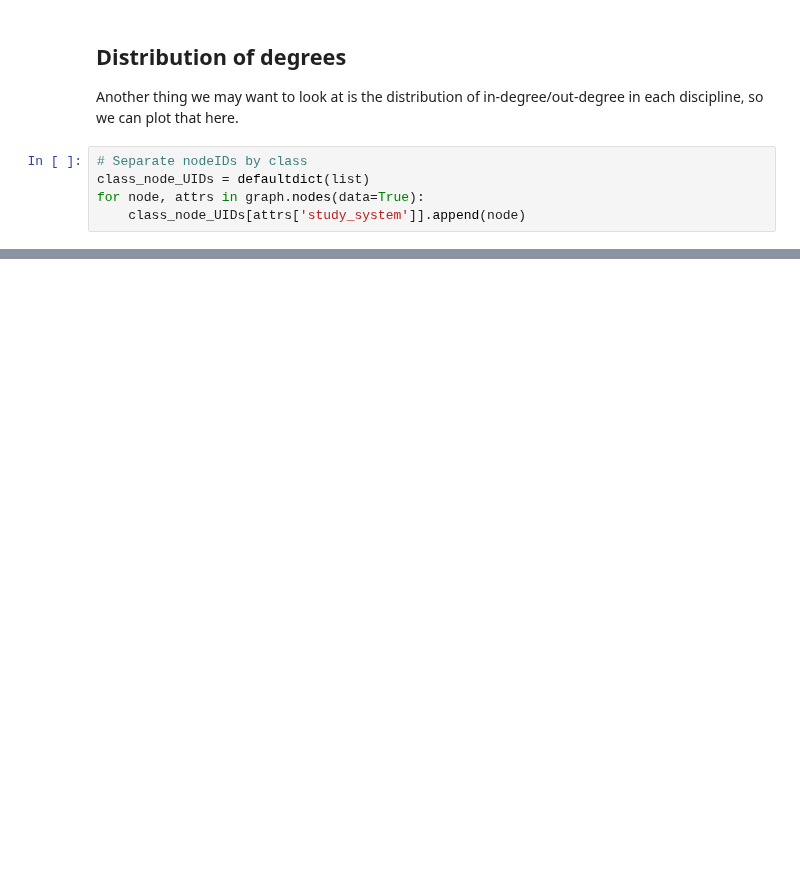
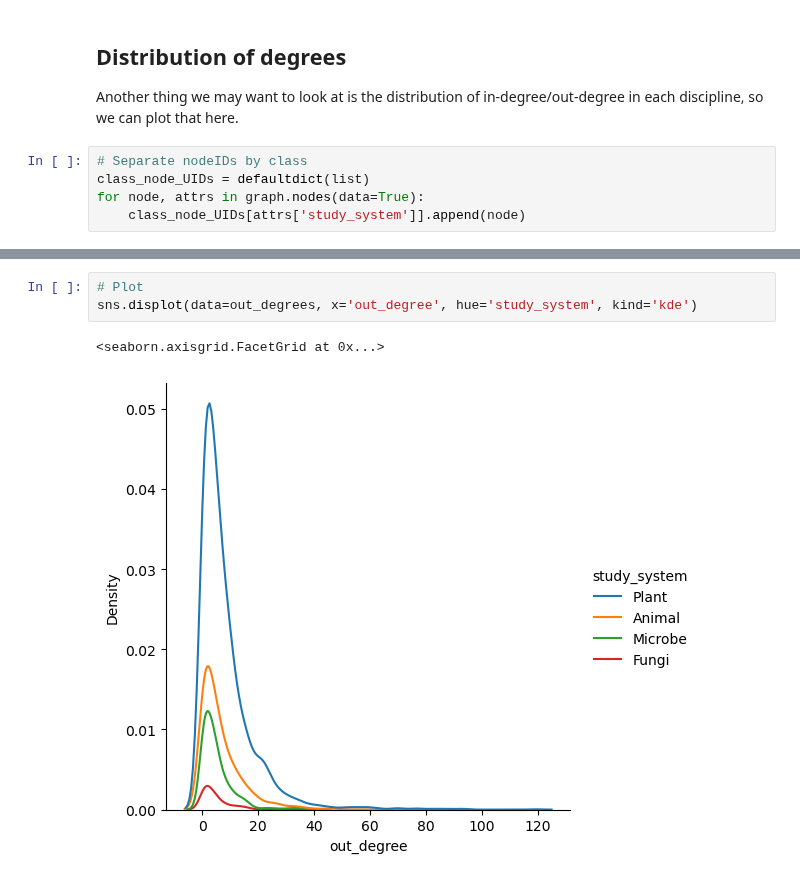
Before and after one commit to serenalotreck/desiccation-network, a Jupyter notebook: notebooks/dyadic_citation_frequencies.ipynb, the cells around one changed output, grey strips where cells are left out. Drawn from its saved outputs; the diff is of its cells as text; blank space fills up the shorter version.

```diff
--- a/notebooks/dyadic_citation_frequencies.ipynb
+++ b/notebooks/dyadic_citation_frequencies.ipynb
@@ -162,0 +192,6 @@ for study_sys, vals in in_degrees.items():
+# %%
+# Plot
+sns.displot(data=out_degrees, x='out_degree', hue='study_system', kind='kde')
+# %% [output]
+<seaborn.axisgrid.FacetGrid at 0x...>
+[figure, added]
```
Also changed, not shown: parts of 11 cells of this notebook, 2 other files.
